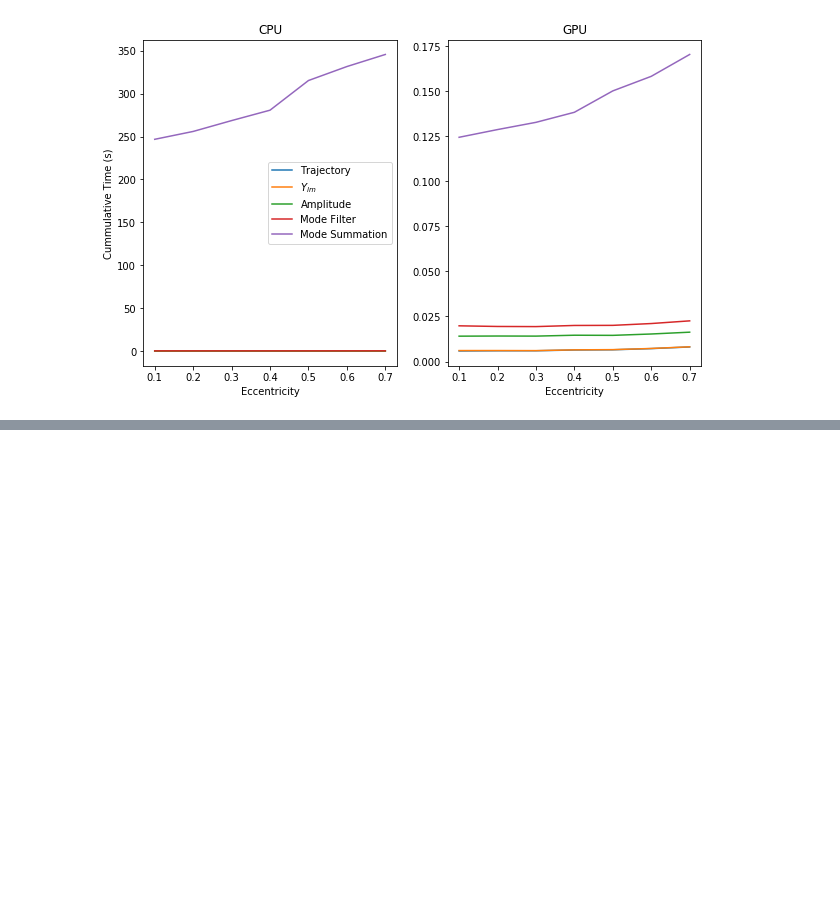
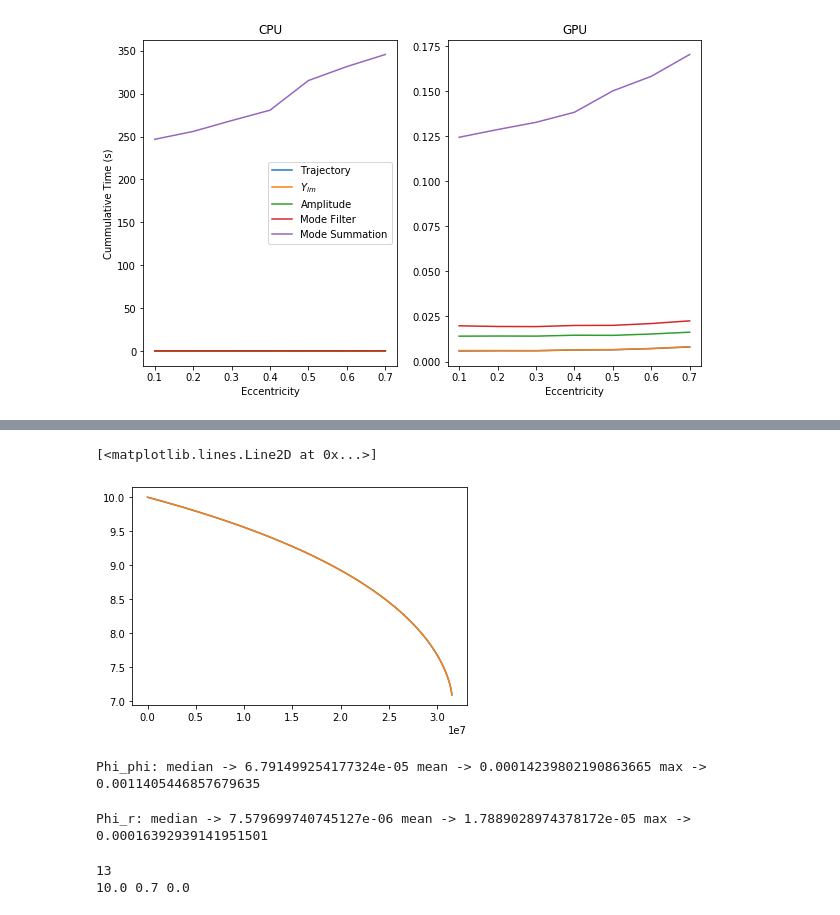
Before and after one commit to BlackHolePerturbationToolkit/FastEMRIWaveforms, a Jupyter notebook: examples/paper_plots.ipynb, the cells around one changed output, grey strips where cells are left out. Drawn from its saved outputs; the diff is of its cells as text; code cells hidden in the pictures; blank space fills up the shorter version.

```diff
--- a/examples/paper_plots.ipynb
+++ b/examples/paper_plots.ipynb
@@ -642,0 +733,19 @@ plt.plot(e0_arr, hold['cpu']['time']/hold['gpu']['time'])
+# %%
+from few.trajectory.flux import RunSchwarzEccFluxInspiral
+inspiral_kwargs = {
+            "DENSE_STEPPING": 1,  # we want a sparsely sampled trajectory
+            "max_init_len": int(1e7),  # dense stepping trajectories
+        }
+
+# initialize trajectory class
+dense_traj = RunSchwarzEccFluxInspiral(**inspiral_kwargs)
+# %%
+tD, pD, eD, ppD, prD, fluxD = dense_traj(1e6, 1.4729e+01, 10.0, 0.7, dt=10.0, T=1.0, **inspiral_kwargs)
+# %%
+t, p, e, pp, pr, flux = dense_traj(1e6, 1.4729e+01, 10.0, 0.7, dt=10.0, T=1.0)
+# %%
+plt.plot(t, p)
+plt.plot(tD, pD)
+# %% [output]
+[<matplotlib.lines.Line2D at 0x...>]
+[figure, added]
@@ -642,0 +756,49 @@ plt.plot(e0_arr, hold['cpu']['time']/hold['gpu']['time'])
+# %%
+print('Phi_phi:', 'median ->', np.median(np.abs(pp_new - ppD)), 'mean ->', np.mean(np.abs(pp_new - ppD)), 'max ->', np.max(np.abs(pp_new - ppD)))
+# %% [output]
+Phi_phi: median -> 6.791499254177324e-05 mean -> 0.00014239802190863665 max -> 0.0011405446857679635
+# %%
+print('Phi_r:', 'median ->', np.median(np.abs(pr_new - prD)), 'mean ->', np.mean(np.abs(pr_new - prD)), 'max ->', np.max(np.abs(pr_new - prD)))
+# %% [output]
+Phi_r: median -> 7.579699740745127e-06 mean -> 1.7889028974378172e-05 max -> 0.00016392939141951501
+# %%
+from scipy.interpolate import CubicSpline
+from few.utils.overlap import get_mismatch
+from matplotlib.collections import LineCollection
+from matplotlib.colors import ListedColormap, BoundaryNorm
+
+plot_info = np.load('../plot_test_2.npy', allow_pickle=True)
+
+p0_arr, e0_arr, mu_arr, mismatch, num_modes, fast_speed, slow_speed, last_time = plot_info.T
+
+p0_arr = np.concatenate([p0_arr, [17.4]])
+e0_arr = np.concatenate([e0_arr, [0.7]])
+mu_arr = np.concatenate([mu_arr, [304.42722121]])
+
+delta = 1e5
+
+dt = 10.0
+
+M = 1e6
+
+theta = np.pi/2.
+phi = 0.0
+
+modes = [(2, 2, i) for i in range(-30, 31)]
+
+waves_22 = []
+waves_all = []
+print(len(mu_arr))
+for p0, e0, mu in zip(p0_arr, e0_arr, mu_arr):
+    mu = 0.0
+    wave_22 = fast(M, mu, p0, e0, theta, phi, mode_selection=modes)
+    waves_22.append(wave_22)
+
+    wave_all = fast(M, mu, p0, e0, theta, phi)
+    waves_all.append(wave_all)
+
+    print(p0, e0, mu)
+    break
+# %% [output]
+13
+10.0 0.7 0.0
```
Also changed, not shown: parts of 10 cells of this notebook, 25 other files.
